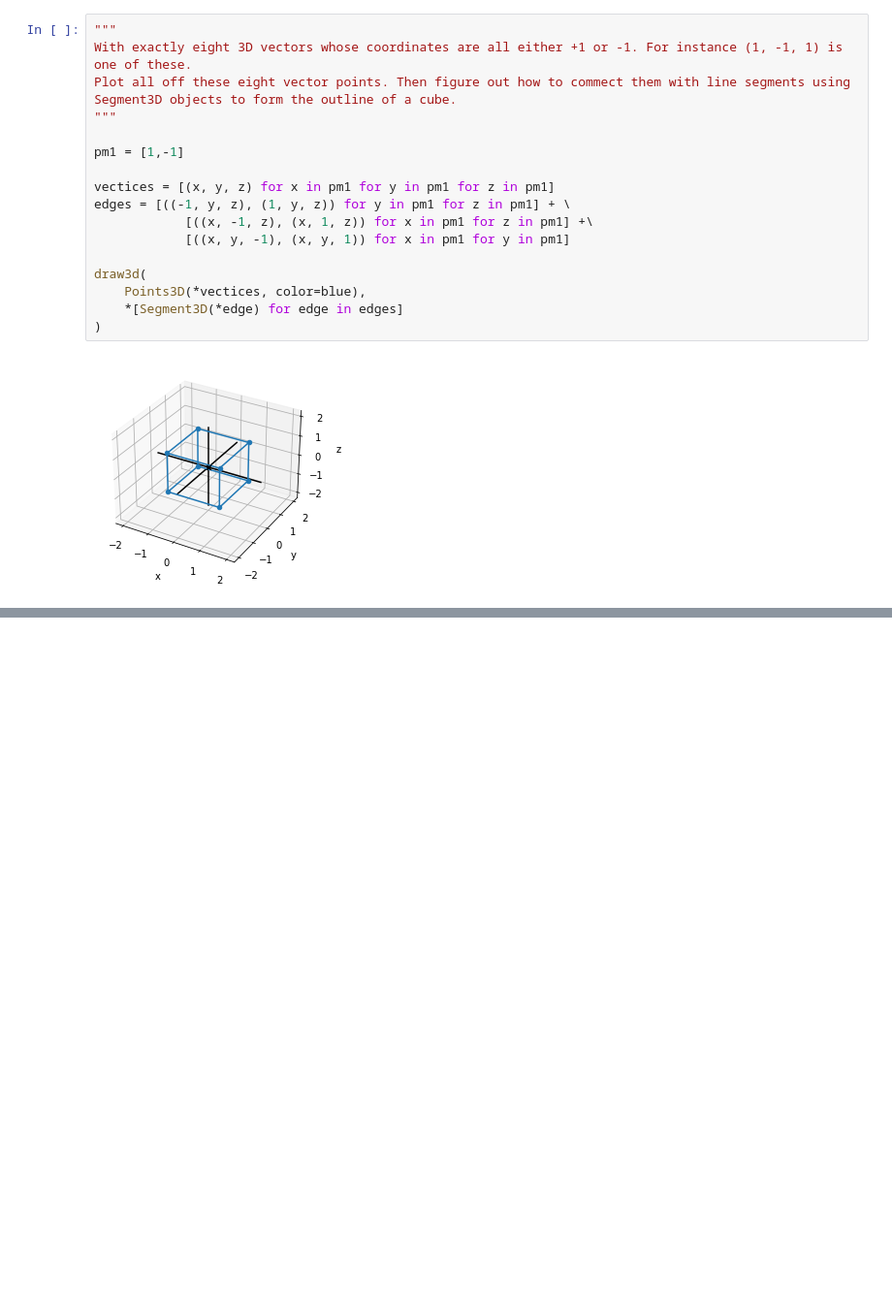
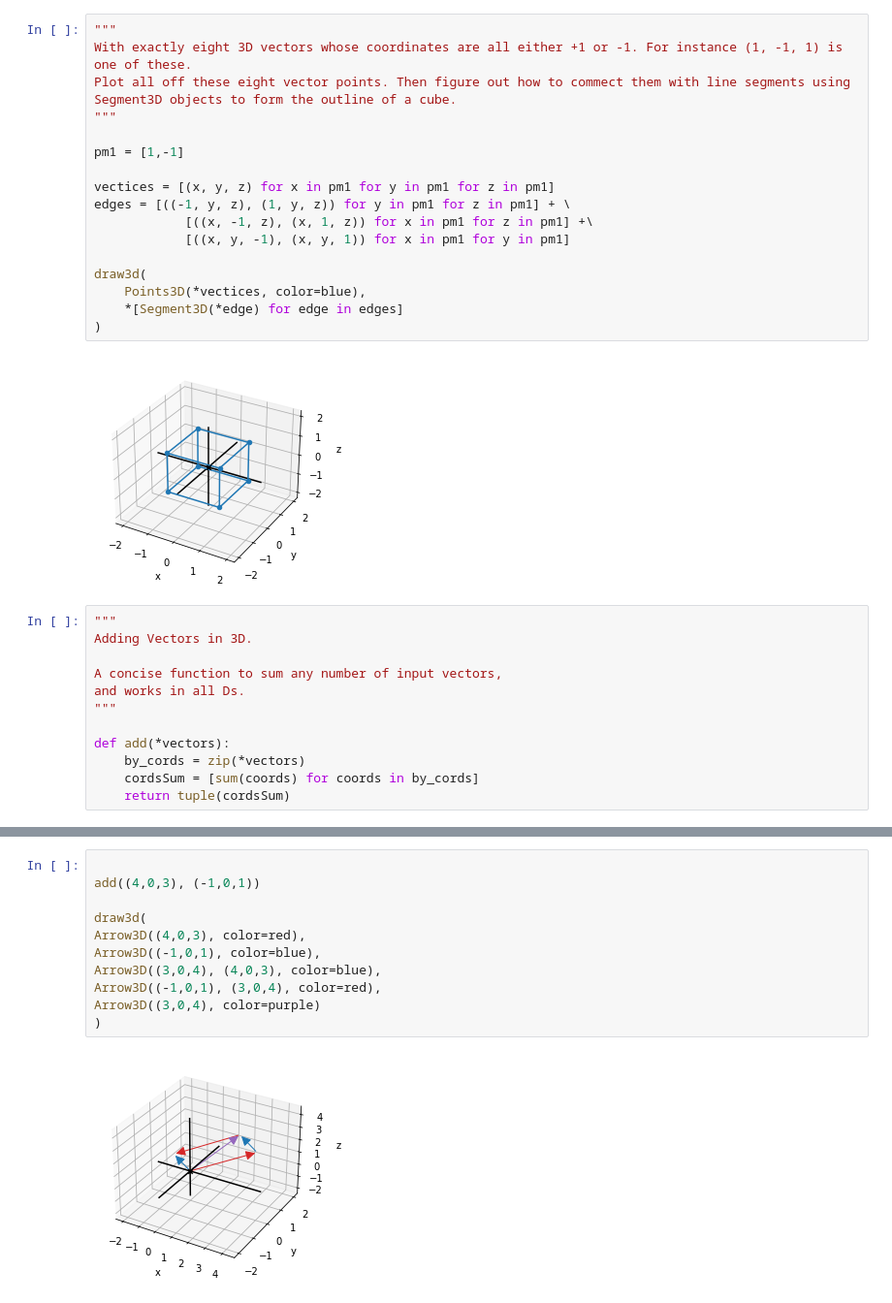
Before and after one commit to MuayThaiLegz/mathemeticsDevelopment, a Jupyter notebook: practiceFolder/thirdDimModels.ipynb, the cells around one changed output, grey strips where cells are left out. Shown at 97% size. Drawn from its saved outputs; the diff is of its cells as text; blank space fills up the shorter version.

```diff
--- a/practiceFolder/thirdDimModels.ipynb
+++ b/practiceFolder/thirdDimModels.ipynb
@@ -80,3 +446,15 @@ draw3d(
 )
 # %% [output]
 [figure]
+# %%
+"""
+Adding Vectors in 3D.
+
+A concise function to sum any number of input vectors,
+and works in all Ds.
+"""
+
+def add(*vectors):
+    by_cords = zip(*vectors)
+    cordsSum = [sum(coords) for coords in by_cords]
+    return tuple(cordsSum)
@@ -82,0 +481,13 @@ draw3d(
+# %%
+
+add((4,0,3), (-1,0,1))
+
+draw3d(
+Arrow3D((4,0,3), color=red),
+Arrow3D((-1,0,1), color=blue),
+Arrow3D((3,0,4), (4,0,3), color=blue),
+Arrow3D((-1,0,1), (3,0,4), color=red),
+Arrow3D((3,0,4), color=purple)
+)
+# %% [output]
+[figure, added]
```
Also changed, not shown: parts of 26 cells of this notebook, 10 other files.
